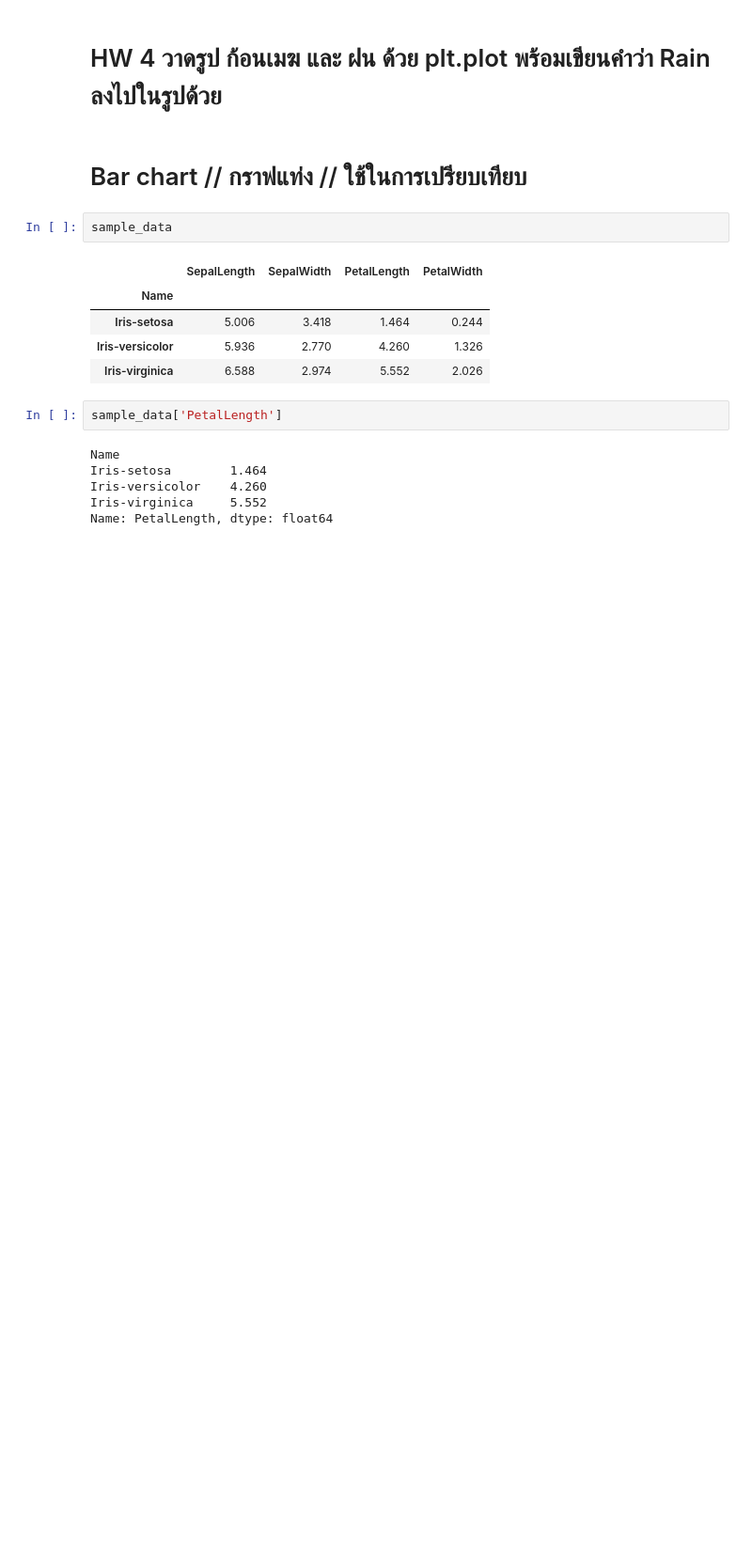
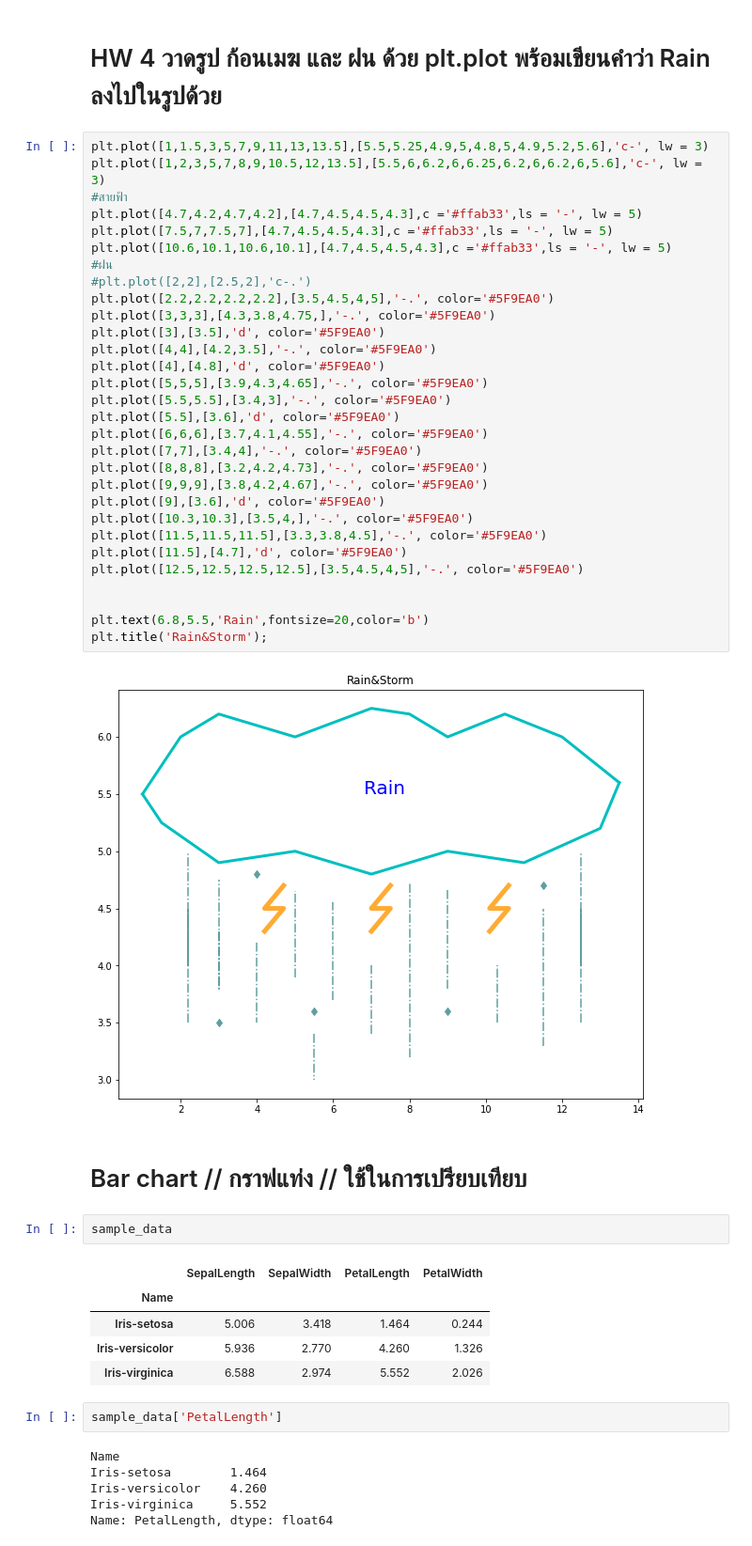
Before and after one commit to nattntn/BasicProg_DataViz65, a Jupyter notebook: DataViz04_Data_Comparison.ipynb, the cells around one changed output. Shown: that part at 94% size. Drawn from its saved outputs; the diff is of its cells as text; blank space fills up the shorter version.

```diff
--- a/DataViz04_Data_Comparison.ipynb
+++ b/DataViz04_Data_Comparison.ipynb
@@ -166,5 +166,37 @@ plt.ylabel('size (cm)');
 # %% [markdown]
 # HW 4  วาดรูป ก้อนเมฆ และ ฝน ด้วย plt.plot พร้อมเขียนคำว่า Rain ลงไปในรูปด้วย
+# %%
+plt.plot([1,1.5,3,5,7,9,11,13,13.5],[5.5,5.25,4.9,5,4.8,5,4.9,5.2,5.6],'c-', lw = 3)
+plt.plot([1,2,3,5,7,8,9,10.5,12,13.5],[5.5,6,6.2,6,6.25,6.2,6,6.2,6,5.6],'c-', lw = 3)
+#สายฟ้า
+plt.plot([4.7,4.2,4.7,4.2],[4.7,4.5,4.5,4.3],c ='#ffab33',ls = '-', lw = 5)
+plt.plot([7.5,7,7.5,7],[4.7,4.5,4.5,4.3],c ='#ffab33',ls = '-', lw = 5)
+plt.plot([10.6,10.1,10.6,10.1],[4.7,4.5,4.5,4.3],c ='#ffab33',ls = '-', lw = 5)
+#ฝน
+#plt.plot([2,2],[2.5,2],'c-.')
+plt.plot([2.2,2.2,2.2,2.2],[3.5,4.5,4,5],'-.', color='#5F9EA0')
+plt.plot([3,3,3],[4.3,3.8,4.75,],'-.', color='#5F9EA0')
+plt.plot([3],[3.5],'d', color='#5F9EA0')
+plt.plot([4,4],[4.2,3.5],'-.', color='#5F9EA0')
+plt.plot([4],[4.8],'d', color='#5F9EA0')
+plt.plot([5,5,5],[3.9,4.3,4.65],'-.', color='#5F9EA0')
+plt.plot([5.5,5.5],[3.4,3],'-.', color='#5F9EA0')
+plt.plot([5.5],[3.6],'d', color='#5F9EA0')
+plt.plot([6,6,6],[3.7,4.1,4.55],'-.', color='#5F9EA0')
+plt.plot([7,7],[3.4,4],'-.', color='#5F9EA0')
+plt.plot([8,8,8],[3.2,4.2,4.73],'-.', color='#5F9EA0')
+plt.plot([9,9,9],[3.8,4.2,4.67],'-.', color='#5F9EA0')
+plt.plot([9],[3.6],'d', color='#5F9EA0')
+plt.plot([10.3,10.3],[3.5,4,],'-.', color='#5F9EA0')
+plt.plot([11.5,11.5,11.5],[3.3,3.8,4.5],'-.', color='#5F9EA0')
+plt.plot([11.5],[4.7],'d', color='#5F9EA0')
+plt.plot([12.5,12.5,12.5,12.5],[3.5,4.5,4,5],'-.', color='#5F9EA0')
+
+
+plt.text(6.8,5.5,'Rain',fontsize=20,color='b')
+plt.title('Rain&Storm');
+# %% [output]
+[figure, added]
 # %% [markdown]
  # Bar chart // กราฟแท่ง // ใช้ในการเปรียบเทียบ
 # %%
```
Also changed, not shown: parts of 16 cells of this notebook.
